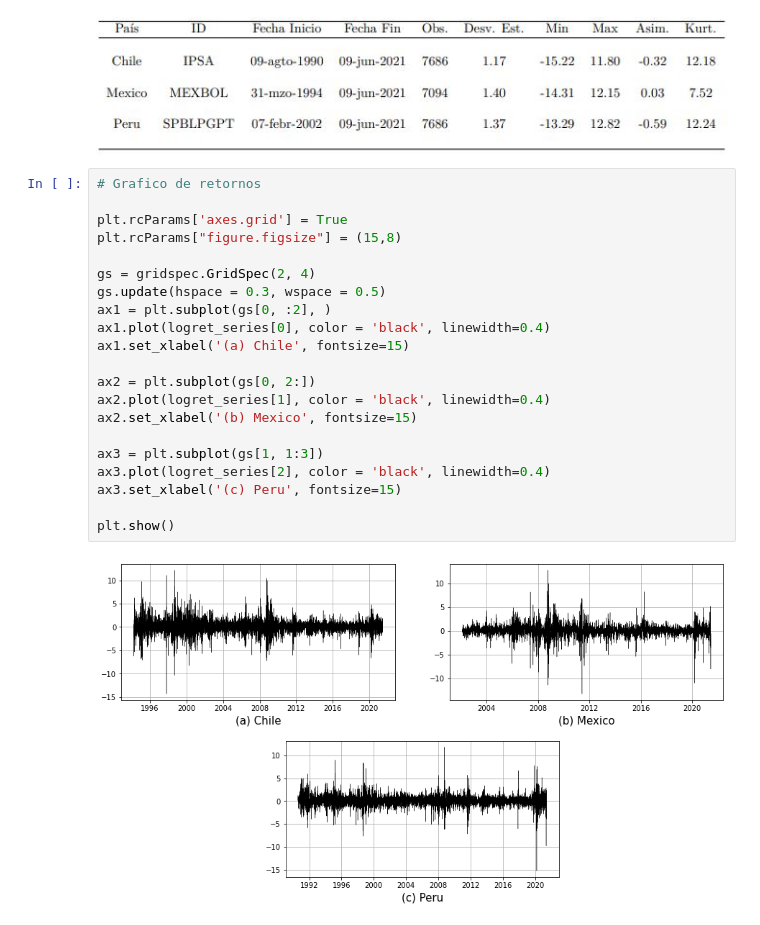
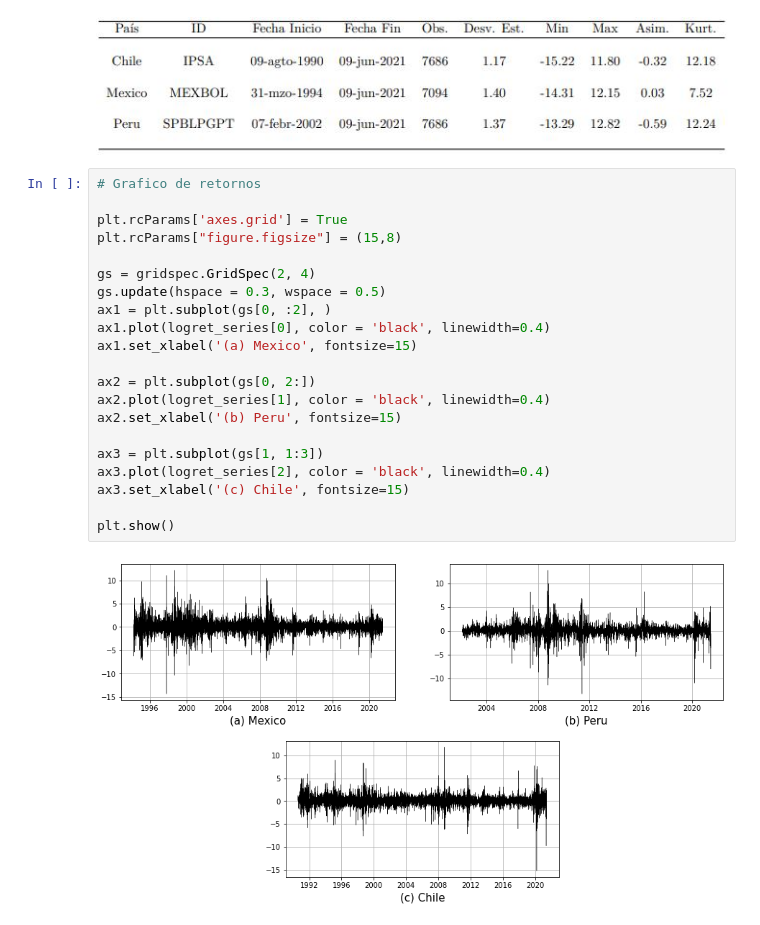
Before and after one commit to alejandro-cermeno/2021_Market_Timing-Cerme-o, a Jupyter notebook: arima.ipynb, the cells around one changed output. Saved outputs shown, nothing was run; the diff lists cells and outputs as text.

```diff
--- a/arima.ipynb
+++ b/arima.ipynb
@@ -94,23 +98,23 @@ ipsa  7686.0  11.803367 -15.215545  1.171008 -0.316004  12.175782
 # %%
 # Grafico de retornos
 
 plt.rcParams['axes.grid'] = True
 plt.rcParams["figure.figsize"] = (15,8)
 
 gs = gridspec.GridSpec(2, 4)
 gs.update(hspace = 0.3, wspace = 0.5)
 ax1 = plt.subplot(gs[0, :2], )
 ax1.plot(logret_series[0], color = 'black', linewidth=0.4)
-ax1.set_xlabel('(a) Chile', fontsize=15)
+ax1.set_xlabel('(a) Mexico', fontsize=15)
 
 ax2 = plt.subplot(gs[0, 2:])
 ax2.plot(logret_series[1], color = 'black', linewidth=0.4)
-ax2.set_xlabel('(b) Mexico', fontsize=15)
+ax2.set_xlabel('(b) Peru', fontsize=15)
 
 ax3 = plt.subplot(gs[1, 1:3])
 ax3.plot(logret_series[2], color = 'black', linewidth=0.4)
-ax3.set_xlabel('(c) Peru', fontsize=15)
+ax3.set_xlabel('(c) Chile', fontsize=15)
 
 plt.show()
 # %% [output]
-[figure, old version]
+[figure, new version]
```
Also changed, not shown: parts of 12 cells of this notebook.
